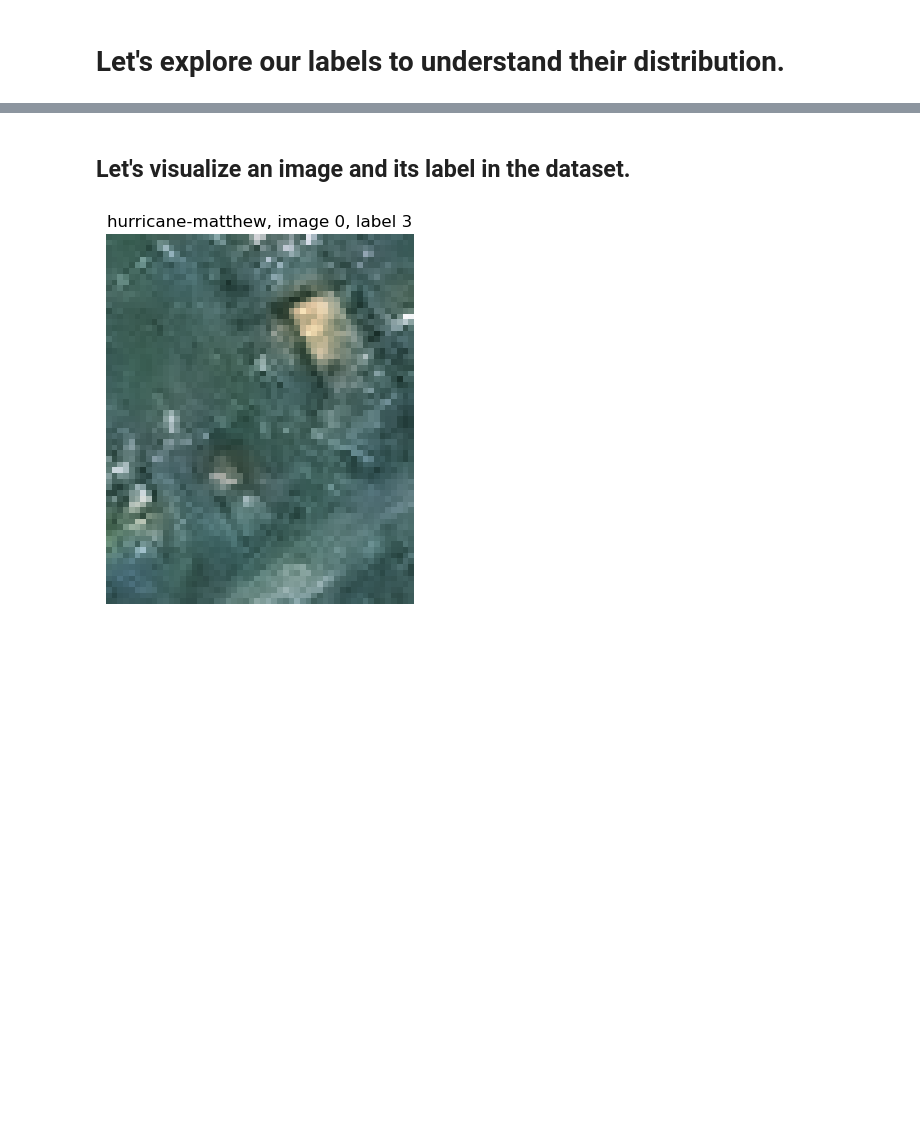
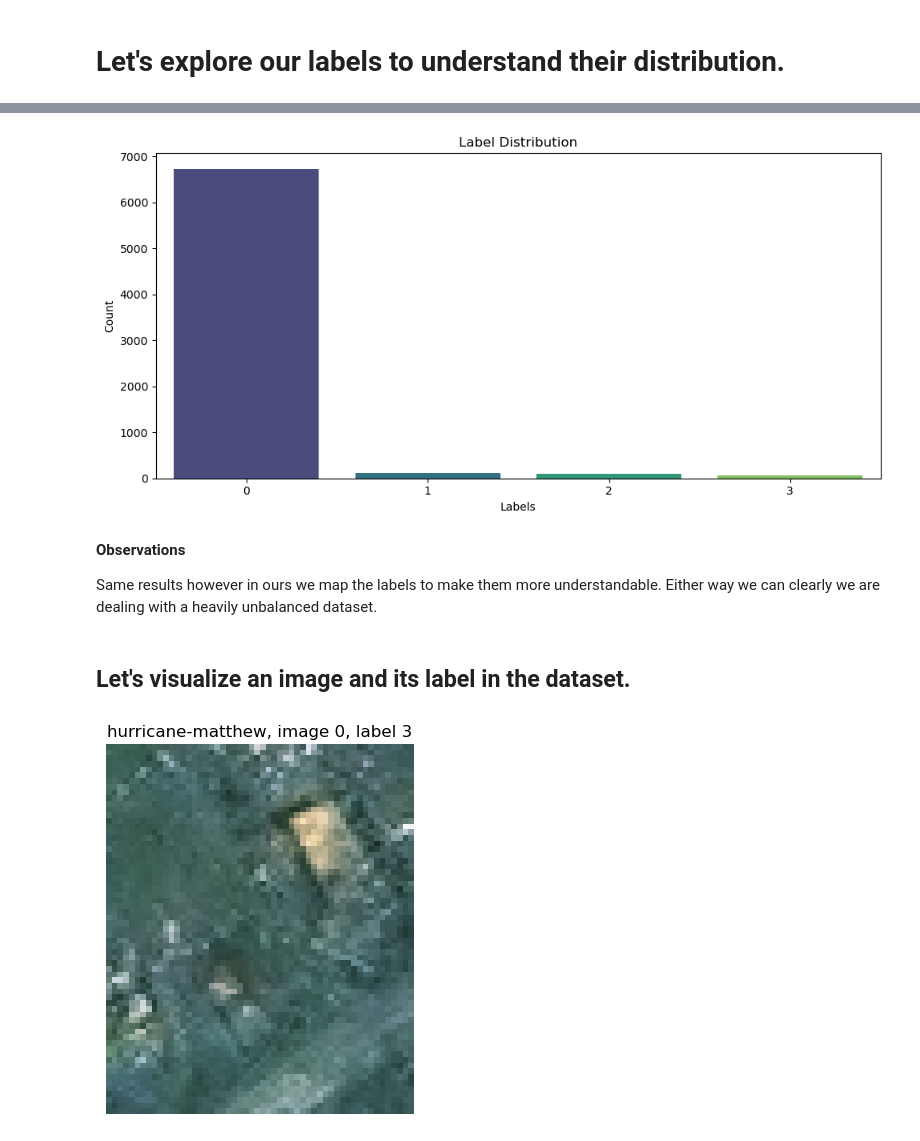
Before and after one commit to fractalclockwork/Data200, a Jupyter notebook: cv-satellite-images/Project_Computer_Vision.ipynb, the cells around one changed output, grey strips where cells are left out. Drawn from its saved outputs; the diff is of its cells as text; code cells hidden in the pictures; blank space fills up the shorter version.

```diff
--- a/cv-satellite-images/Project_Computer_Vision.ipynb
+++ b/cv-satellite-images/Project_Computer_Vision.ipynb
@@ -92,3 +114,17 @@ We are dealing with an unbalanced dataset.
+# %%
+# There's a method provided so let's use that too.
+from data_utils import plot_label_distribution
+import warnings
+
+warnings.filterwarnings('ignore')
+plot_label_distribution(labels)
+warnings.filterwarnings('default')
+# %% [output]
+[figure, added]
+# %% [markdown]
+**Observations**
+
+Same results however in ours we map the labels to make them more understandable. Either way we can clearly we are dealing with a heavily unbalanced dataset.
 # %% [markdown]
 ## Let's visualize an image and its label in the dataset.
 # %%
```
Also changed, not shown: parts of 13 cells of this notebook.
